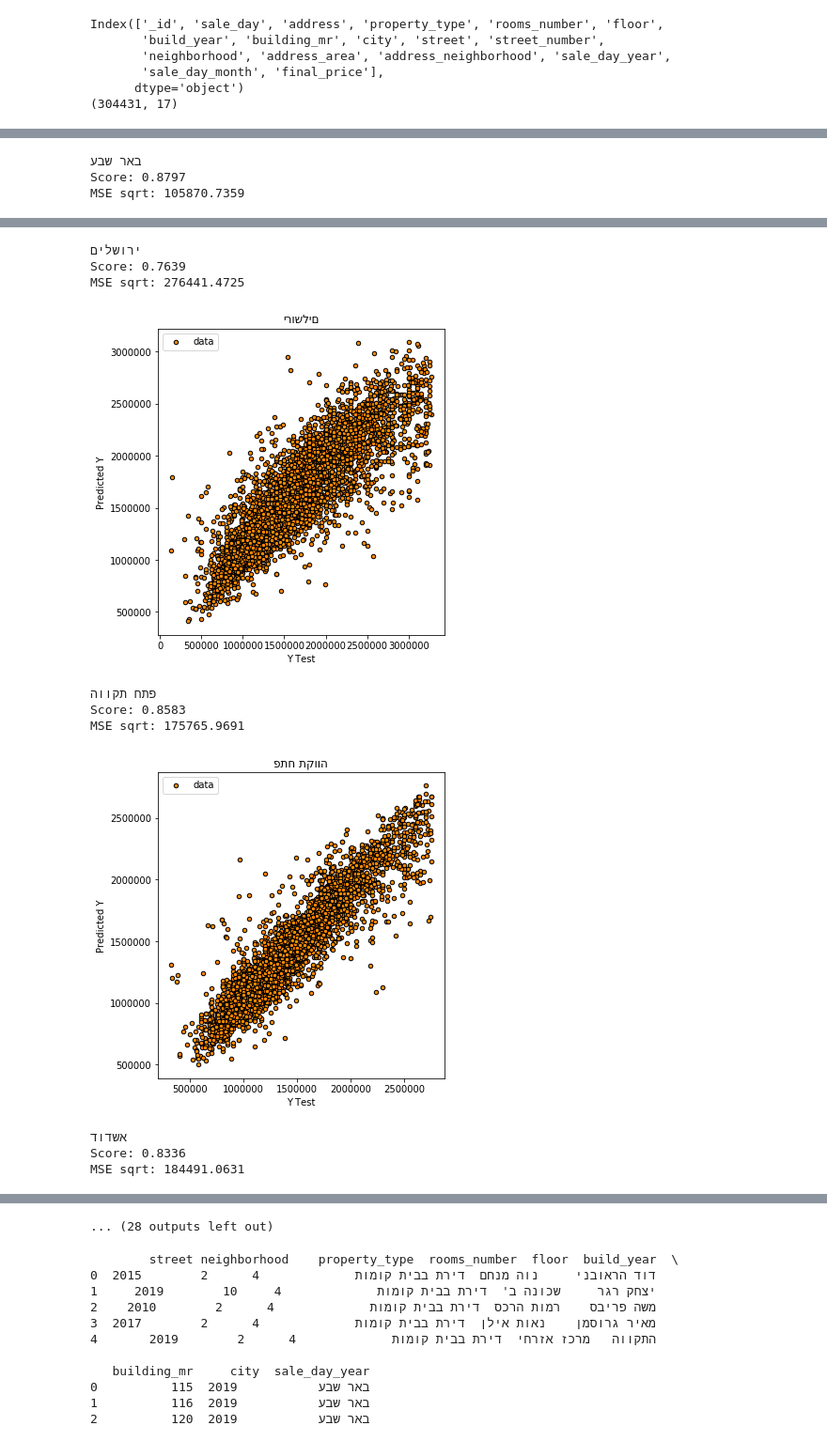
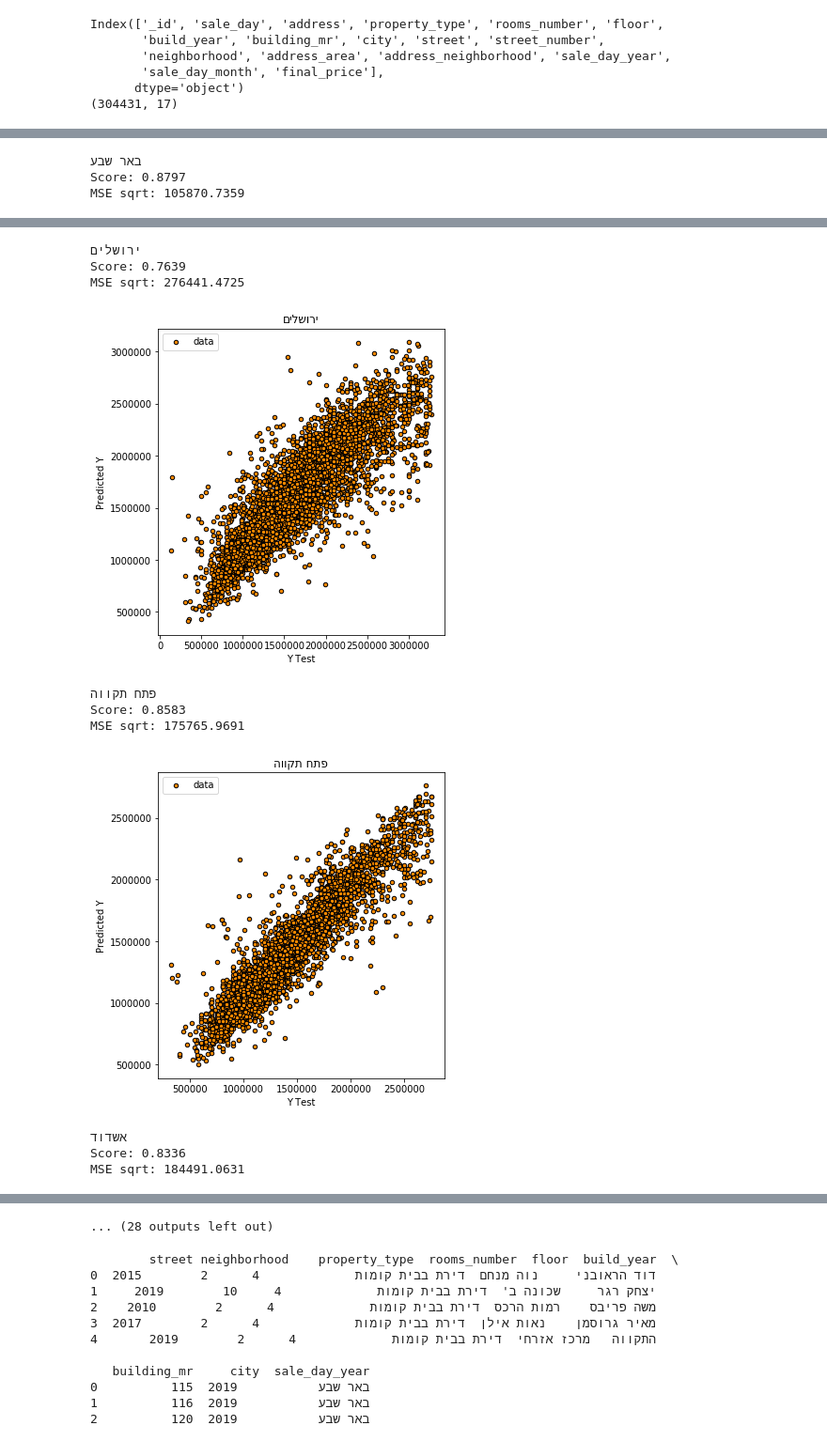
Before and after one commit to barzrcom/final-project, a Jupyter notebook: src/ml/ml/deals_regression.ipynb, the cells around one changed output, grey strips where cells are left out. Shown at 94% size. Saved outputs shown, nothing was run; the diff lists cells and outputs as text; code cells hidden in the pictures.

```diff
--- a/src/ml/ml/deals_regression.ipynb
+++ b/src/ml/ml/deals_regression.ipynb
@@ -117,7 +118,7 @@ for city in cities.keys():
 
     predictions = lm.predict(X_test)
     plt.scatter(y_test, predictions, s=5)
-    plt.title(city)
+    plt.title(bidialg.get_display(city))
     plt.xlabel('Y Test')
     plt.ylabel('Predicted Y')
 
@@ -215,35 +216,35 @@ for city in cities.keys():
     print("MSE sqrt: %.4f" % sqrt(mse))
 
     # Plot the results
     plt.figure(figsize=(12, 6))
     plt.subplot(1, 2, 1)
     plt.scatter(y_test, y_pred, s=20, edgecolor="black", c="darkorange", label="data")
     plt.xlabel('Y Test')
     plt.ylabel('Predicted Y')
-    plt.title(city)
+    plt.title(bidialg.get_display(city))
     plt.legend()
     plt.show()
 # %% [output]
 תל אביב יפו
 Score: 0.7051
 MSE sqrt: 593674.5945
 [figure]
 חיפה
 Score: 0.8423
 MSE sqrt: 197585.3737
 [figure]
 באר שבע
 Score: 0.8797
 MSE sqrt: 105870.7359
 [figure]
 ירושלים
 Score: 0.7639
 MSE sqrt: 276441.4725
 [figure]
 פתח תקווה
 Score: 0.8583
 MSE sqrt: 175765.9691
-[figure, old version]
+[figure, new version]
 אשדוד
 Score: 0.8336
 MSE sqrt: 184491.0631
```
Also changed, not shown: parts of 2 cells of this notebook, 1 other file.
